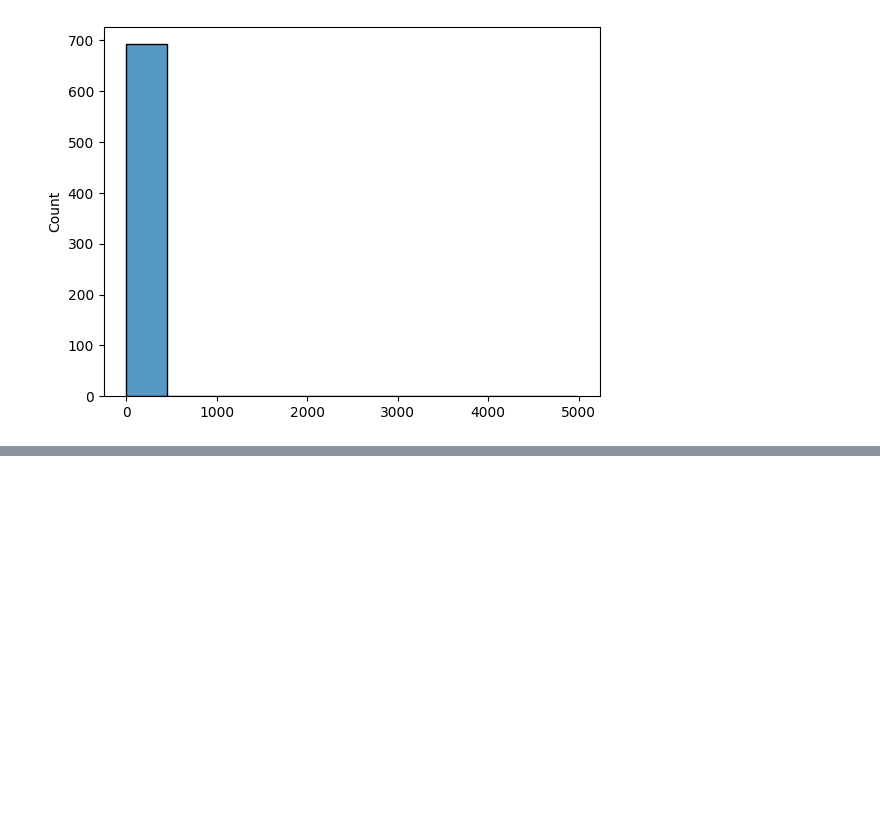
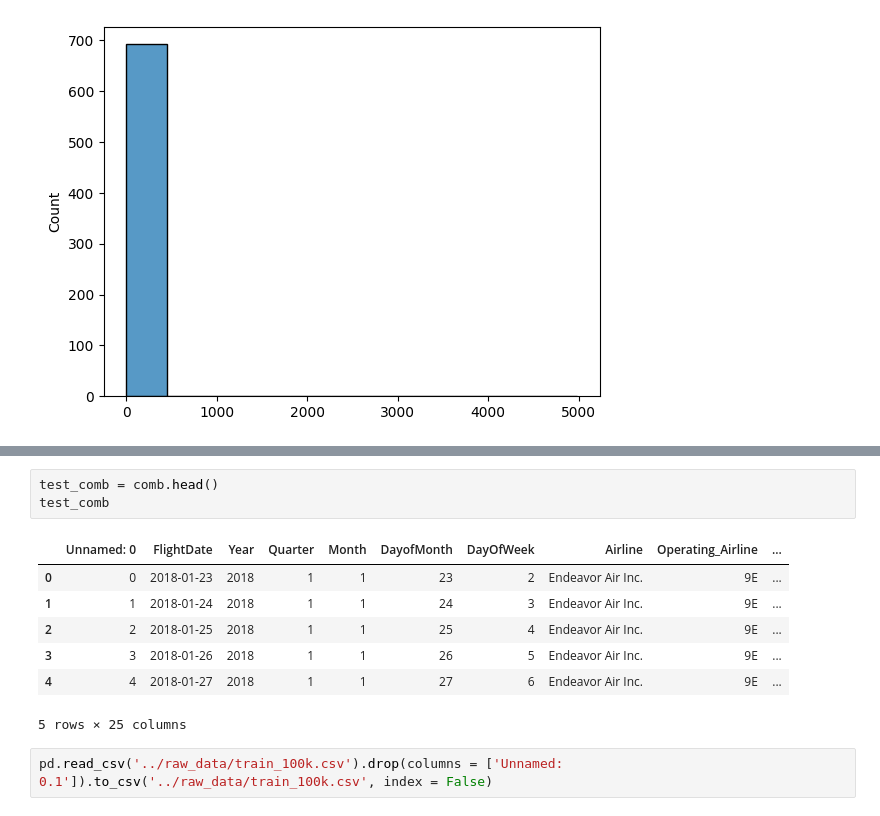
Before and after one commit to sameriliya/delai, a Jupyter notebook: notebooks/sam_model_demo.ipynb, the cells around one changed output, grey strips where cells are left out. Saved outputs shown, nothing was run; the diff lists cells and outputs as text; blank space fills up the shorter version.

```diff
--- a/notebooks/sam_model_demo.ipynb
+++ b/notebooks/sam_model_demo.ipynb
@@ -125,0 +154,13 @@ sns.histplot(X.max())
+# %%
+test_comb = comb.head()
+test_comb
+# %% [output]
+|  | Unnamed: 0 | FlightDate | Year | Quarter | Month | DayofMonth | DayOfWeek | Airline | Operating_Airline | ... |
+| 0 | 0 | 2018-01-23 | 2018 | 1 | 1 | 23 | 2 | Endeavor Air Inc. | 9E | ... |
+| 1 | 1 | 2018-01-24 | 2018 | 1 | 1 | 24 | 3 | Endeavor Air Inc. | 9E | ... |
+| 2 | 2 | 2018-01-25 | 2018 | 1 | 1 | 25 | 4 | Endeavor Air Inc. | 9E | ... |
+| 3 | 3 | 2018-01-26 | 2018 | 1 | 1 | 26 | 5 | Endeavor Air Inc. | 9E | ... |
+| 4 | 4 | 2018-01-27 | 2018 | 1 | 1 | 27 | 6 | Endeavor Air Inc. | 9E | ... |
+5 rows × 25 columns
+# %%
+pd.read_csv('../raw_data/train_100k.csv').drop(columns = ['Unnamed: 0.1']).to_csv('../raw_data/train_100k.csv', index = False)
```
Also changed, not shown: parts of 8 cells of this notebook, 3 other files.
